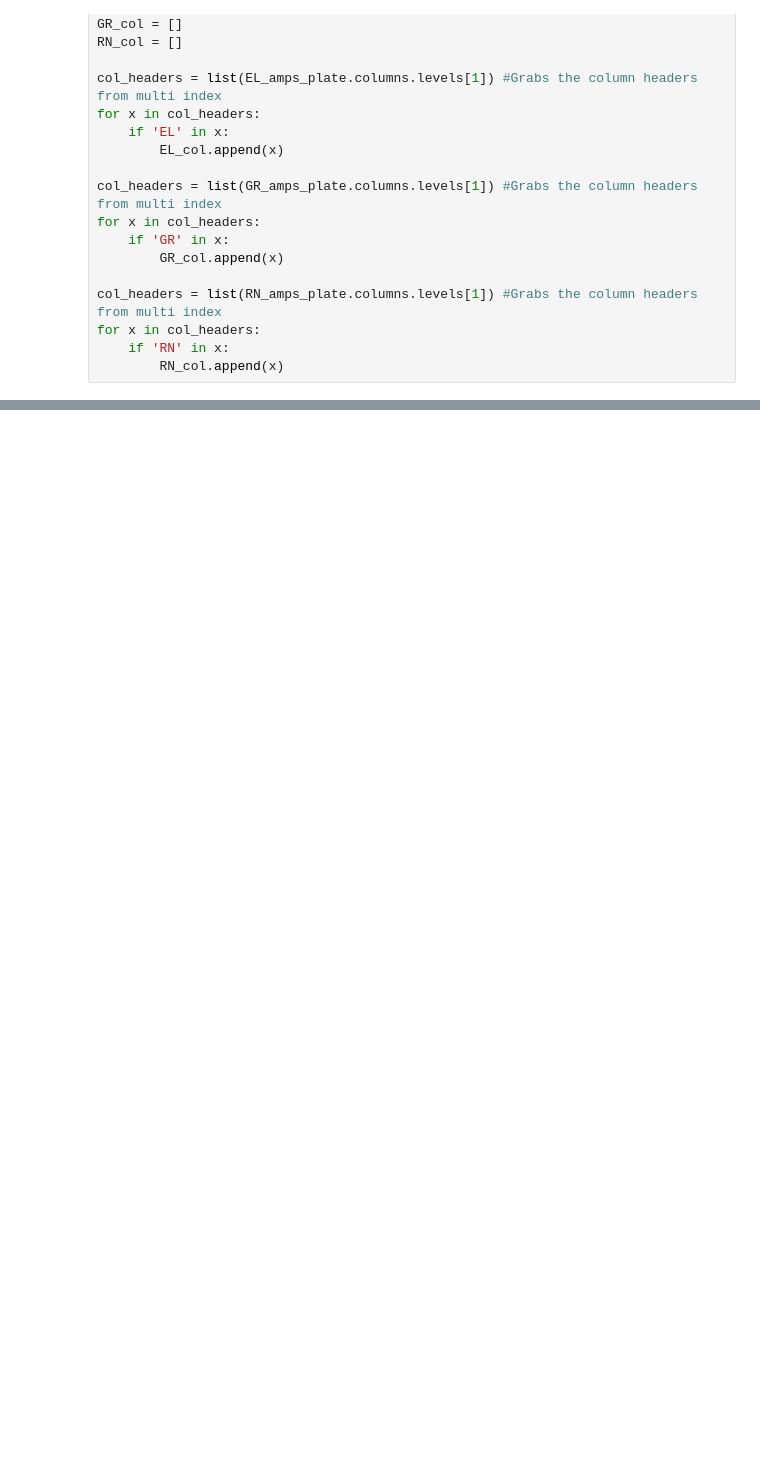
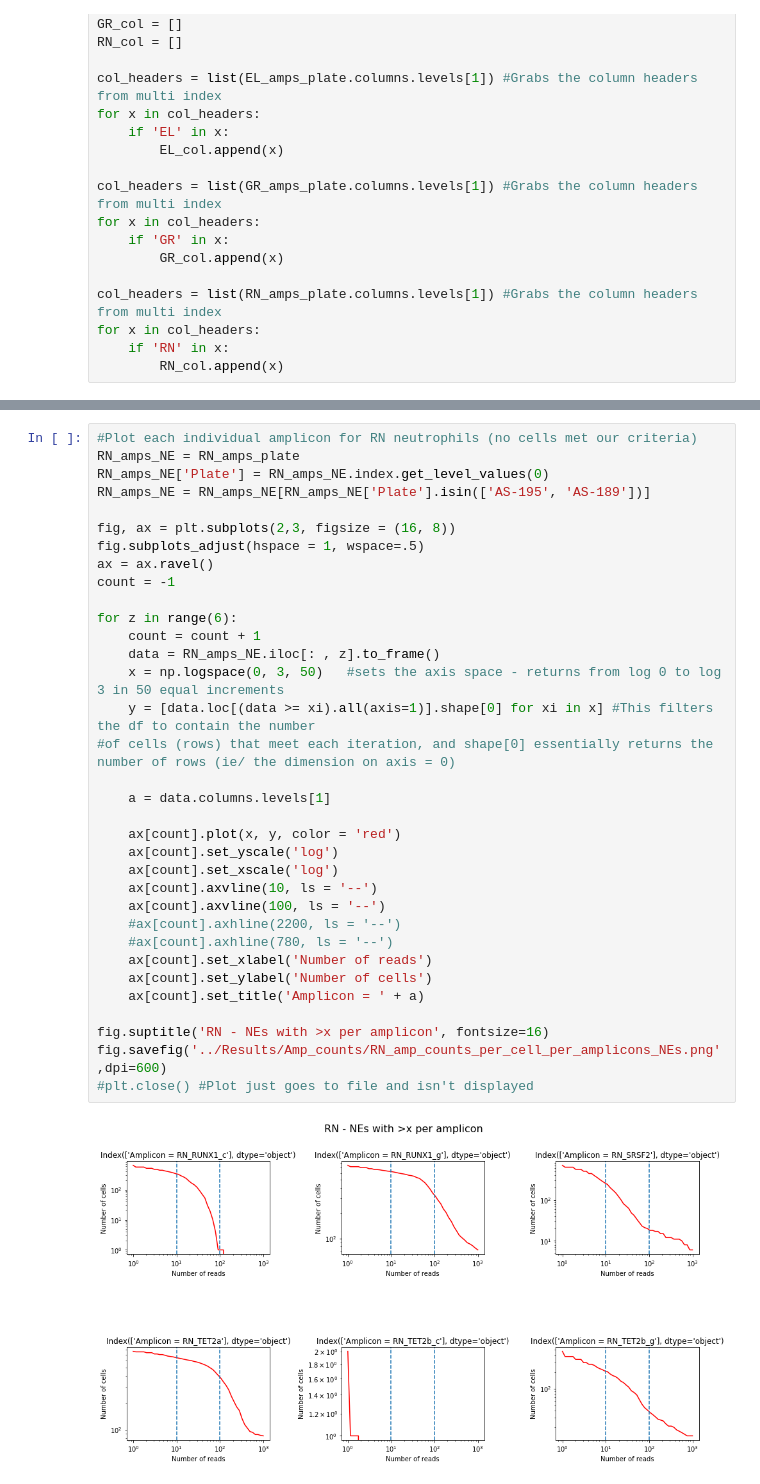
Before and after one commit to AnnatinaSchnegg/AS_amplicons, a Jupyter notebook: Code/Read and amplicon summaries.ipynb, the cells around one changed output, grey strips where cells are left out. Saved outputs shown, nothing was run; the diff lists cells and outputs as text; blank space fills up the shorter version.

```diff
--- a/Code/Read and amplicon summaries.ipynb
+++ b/Code/Read and amplicon summaries.ipynb
@@ -237,3 +242,39 @@ fig.savefig('../Results/Amp_counts/RN_amp_counts_per_cell_per_amplicons.png',dpi
+# %%
+#Plot each individual amplicon for RN neutrophils (no cells met our criteria)
+RN_amps_NE = RN_amps_plate
+RN_amps_NE['Plate'] = RN_amps_NE.index.get_level_values(0)
+RN_amps_NE = RN_amps_NE[RN_amps_NE['Plate'].isin(['AS-195', 'AS-189'])]
+
+fig, ax = plt.subplots(2,3, figsize = (16, 8))
+fig.subplots_adjust(hspace = 1, wspace=.5)
+ax = ax.ravel()
+count = -1
+
+for z in range(6):
+    count = count + 1
+    data = RN_amps_NE.iloc[: , z].to_frame()
+    x = np.logspace(0, 3, 50)   #sets the axis space - returns from log 0 to log 3 in 50 equal increments
+    y = [data.loc[(data >= xi).all(axis=1)].shape[0] for xi in x] #This filters the df to contain the number
+#of cells (rows) that meet each iteration, and shape[0] essentially returns the number of rows (ie/ the dimension on axis = 0)
+
+    a = data.columns.levels[1]
+
+    ax[count].plot(x, y, color = 'red')
+    ax[count].set_yscale('log')
+    ax[count].set_xscale('log')
+    ax[count].axvline(10, ls = '--')
+    ax[count].axvline(100, ls = '--')
+    #ax[count].axhline(2200, ls = '--')
+    #ax[count].axhline(780, ls = '--')
+    ax[count].set_xlabel('Number of reads')
+    ax[count].set_ylabel('Number of cells')
+    ax[count].set_title('Amplicon = ' + a)
+
+fig.suptitle('RN - NEs with >x per amplicon', fontsize=16)
+fig.savefig('../Results/Amp_counts/RN_amp_counts_per_cell_per_amplicons_NEs.png',dpi=600)
+#plt.close() #Plot just goes to file and isn't displayed
+# %% [output]
+[figure, added]
 # %%
 #Plot each individual amplicon for EL
 fig, ax = plt.subplots(2,3, figsize = (16, 8))
```
Also changed, not shown: parts of 28 cells of this notebook, 14 other files.
